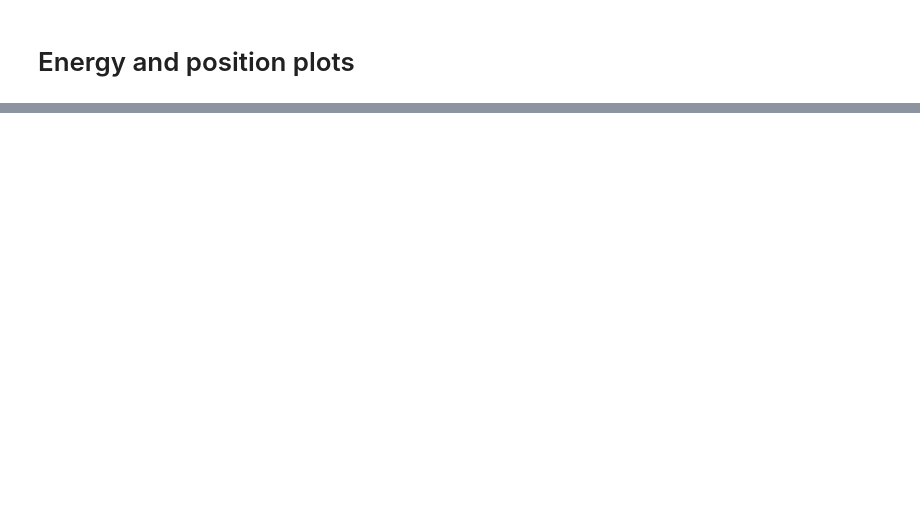
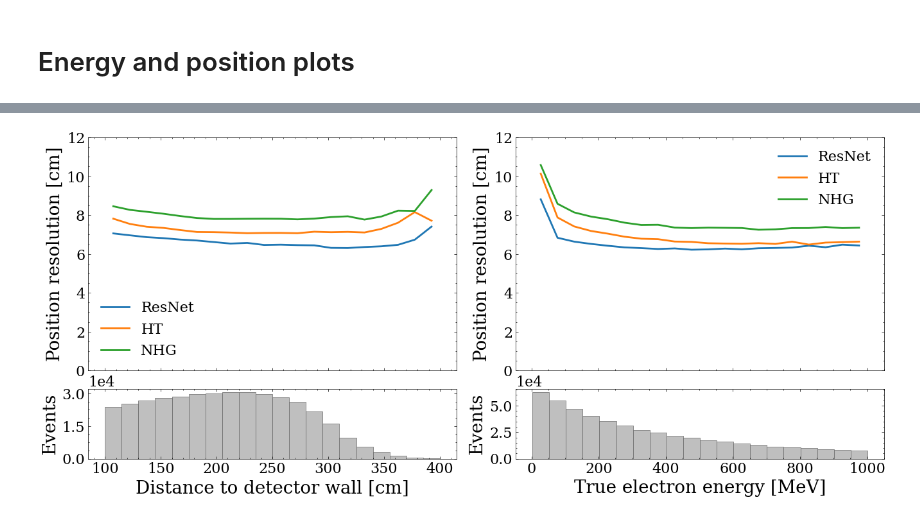
Before and after one commit to cid02219585/WatChMaL, a Jupyter notebook: regression_analysis_hgt.ipynb, the cells around one changed output, grey strips where cells are left out. Saved outputs shown, nothing was run; the diff lists cells and outputs as text; code cells hidden in the pictures; blank space fills up the shorter version.

```diff
--- a/regression_analysis_hgt.ipynb
+++ b/regression_analysis_hgt.ipynb
@@ -66,7 +66,7 @@ cds_geo_path = '/vols/hyperk/WCTE/ML_2025/cds_geometry'
 # test_idxs_new_geo  = np.load(idxs_path_new_geo, allow_pickle=True)['test_idxs']
 
 # idxs_path_new_geo = cds_geo_path + "/split_paths/wcte_CDS_pgun_e-_10M_mu-_10M_0to1GeV_fixedFC_fixed_mu/emu_ALL.npz"
-idxs_path_new_geo = cds_geo_path + '/split_paths/wcte_CDS_pgun_e-_10M_mu-_10M_0to1GeV_fixedFC_fixed_mu/mu_FC.npz'
+idxs_path_new_geo = cds_geo_path + '/split_paths/wcte_CDS_pgun_e-_10M_mu-_10M_0to1GeV_fixedFC_fixed_mu/e_FC.npz'
 test_idxs_new_geo  = np.load(idxs_path_new_geo, allow_pickle=True)['test_idxs']
 data = np.load(idxs_path_new_geo, allow_pickle=True)
 
@@ -1658,3 +1818,16 @@ tabulate_statistics(resnet_e_energy, energy_stats, energy_stat_labels, energy_st
+# %%
+import copy
+
+nhg_e_energy_clipped = copy.deepcopy(nhg_e_energy)
+
+for r in nhg_e_energy_clipped:
+    pred = np.asarray(r.predictions).squeeze()
+    physical_mask = pred >= 0.511
+    existing = np.zeros(len(pred), dtype=bool)
+    existing[r.selection] = True
+    r.selection = existing & physical_mask
+
+tabulate_statistics(nhg_e_energy_clipped, energy_stats, energy_stat_labels, energy_stat_types)
 # %%
 import copy
 
@@ -1794,0 +2068,74 @@ print("max per axis:", dataset.mpmt_positions.max(axis=1))
+# %%
+all_runs_pos = resnet_e_position
+
+panels = [
+    (
+        data_new_geo["towall"],
+        e_towall_binning,
+        "Distance to detector wall [cm]",
+    ),
+    (
+        data_new_geo["momentum"],
+        e_mom_binning,
+        "True electron energy [MeV]",
+    ),
+]
+
+with mpl.rc_context(science_rc):
+    fig, axes = plt.subplots(
+        2, 2,
+        figsize=(16, 6.5),
+        sharex="col",
+        gridspec_kw={
+            "height_ratios": [4, 1.2],
+            "hspace": 0.12,
+            "wspace": 0.16,
+        },
+    )
+
+    for col, (values, binning, x_label) in enumerate(panels):
+        ax_resolution = axes[0, col]
+        ax_counts = axes[1, col]
+
+        for r in all_runs_pos:
+            plot_resolution_profile(
+                [r],
+                "position_3d_errors",
+                binning,
+                ax=ax_resolution,
+                y_lim=(0, 12),
+                x_label="",
+                y_label="Position resolution [cm]",
+                marker="",
+                legend="best",
+            )
+
+        ax_counts.hist(
+            values,
+            bins=binning[0],
+            density=False,
+            color="0.75",
+            edgecolor="0.4",
+            linewidth=0.5,
+        )
+
+        ax_counts.set_xlabel(x_label)
+        ax_counts.set_ylabel("Events")
+        ax_counts.set_ylim(bottom=0)
+        ax_counts.yaxis.set_major_locator(
+            mpl.ticker.MaxNLocator(nbins=3, integer=True)
+        )
+        ax_counts.ticklabel_format(
+            axis="y", style="sci", scilimits=(0, 0)
+        )
+        ax_resolution.tick_params(axis="x", labelbottom=False)
+
+    fig.savefig(
+        "/vols/hyperk/users/sc4422/first_run/single_ring_position_profiles.png",
+        dpi=300,
+        bbox_inches="tight",
+    )
+
+    plt.show()
+# %% [output]
+[figure, added]
```
Also changed, not shown: parts of 45 cells of this notebook.
